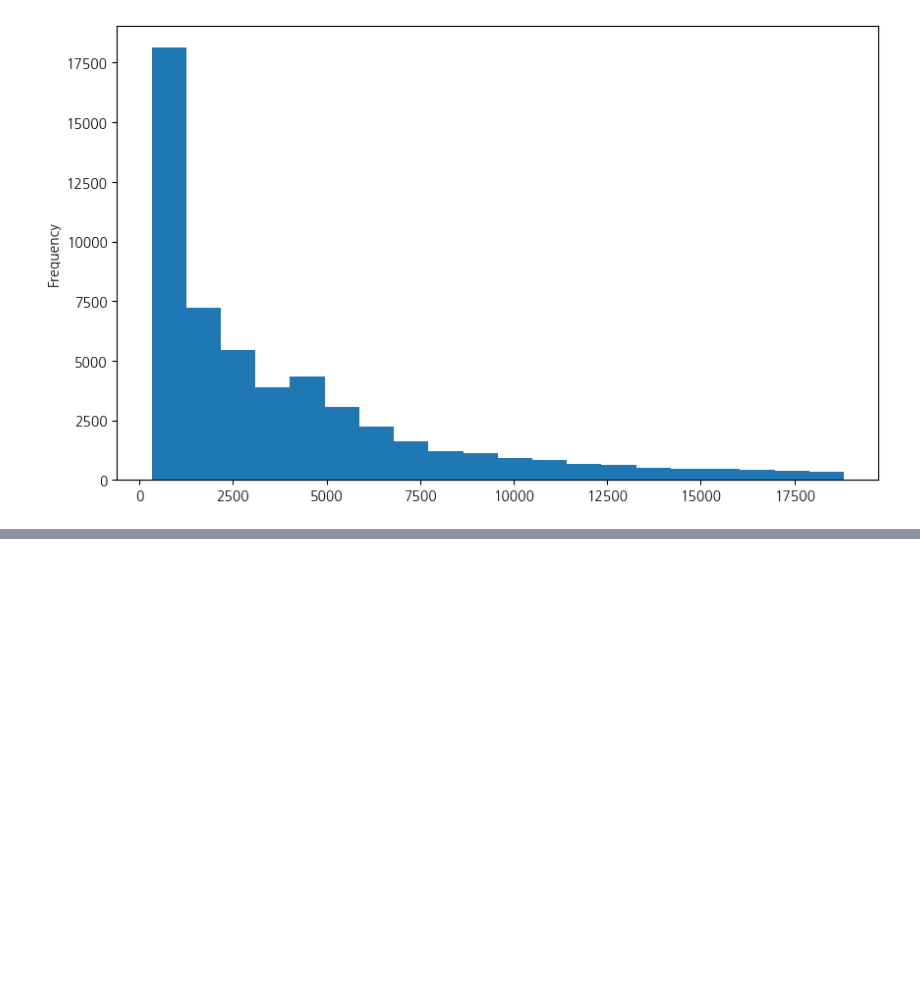
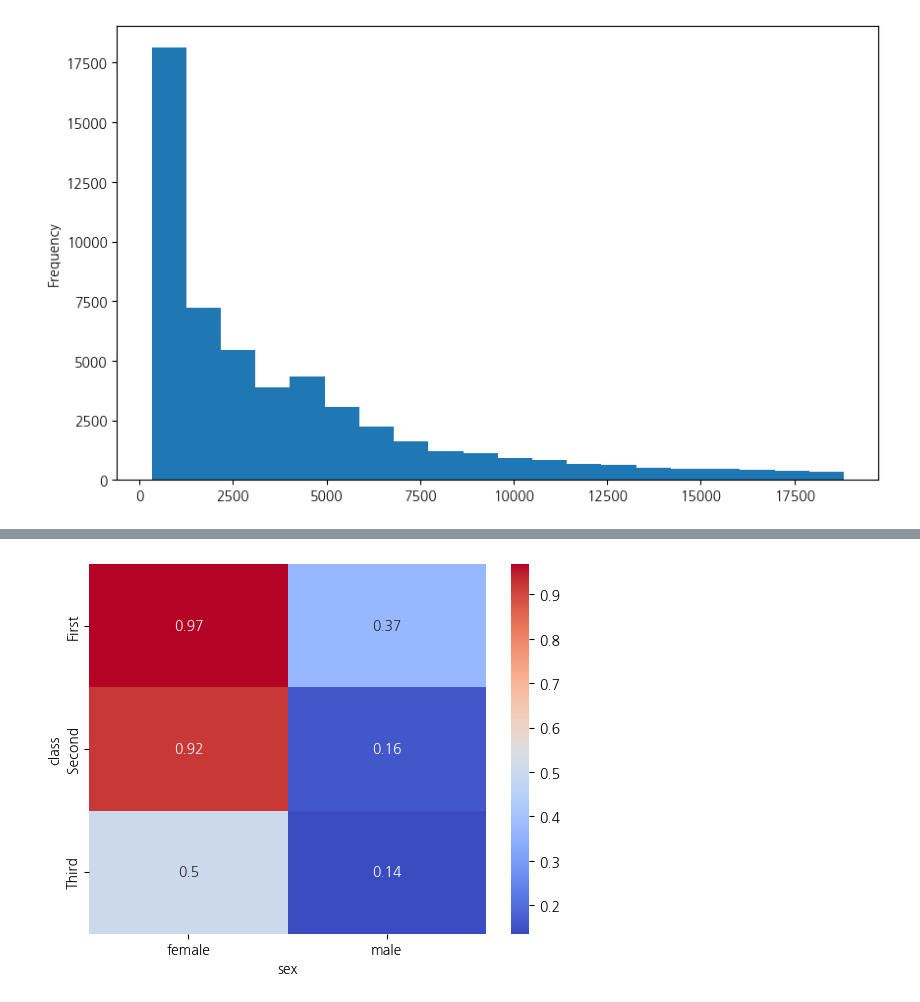
Before and after one commit to Palindroming/pythonquant, a Jupyter notebook: quant_py/plot.ipynb, the cells around one changed output, grey strips where cells are left out. Saved outputs shown, nothing was run; the diff lists cells and outputs as text; code cells hidden in the pictures; blank space fills up the shorter version.

```diff
--- a/quant_py/plot.ipynb
+++ b/quant_py/plot.ipynb
@@ -149,0 +177,3 @@ plt.show()
+# %%
+df_pivot = df.pivot_table(index = 'class', columns = 'sex', values = 'survived', aggfunc = 'mean')
+df_pivot
@@ -149,0 +186,5 @@ plt.show()
+# %%
+sns.heatmap(df_pivot, annot = True, cmap = 'coolwarm')
+plt.show()
+# %% [output]
+[figure, added]
```
Also changed, not shown: parts of 6 cells of this notebook, 1 other file.
